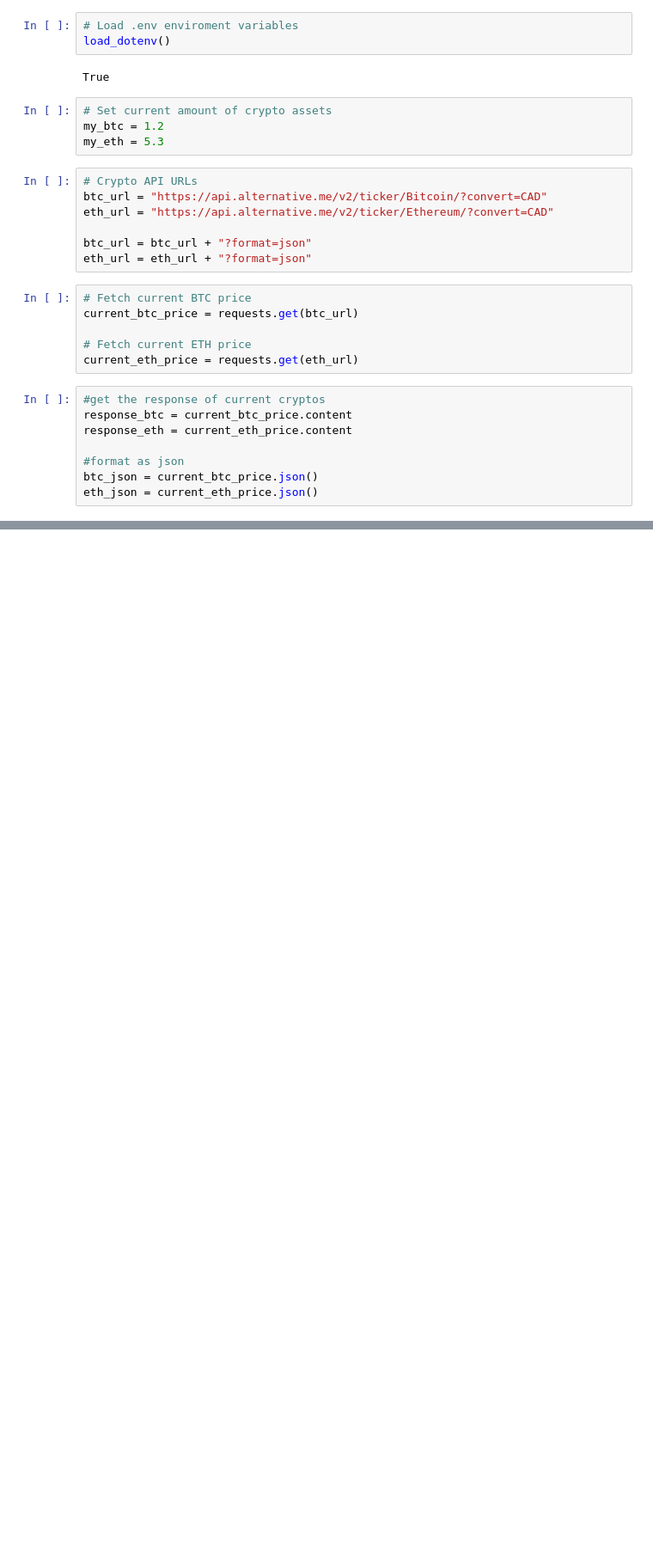
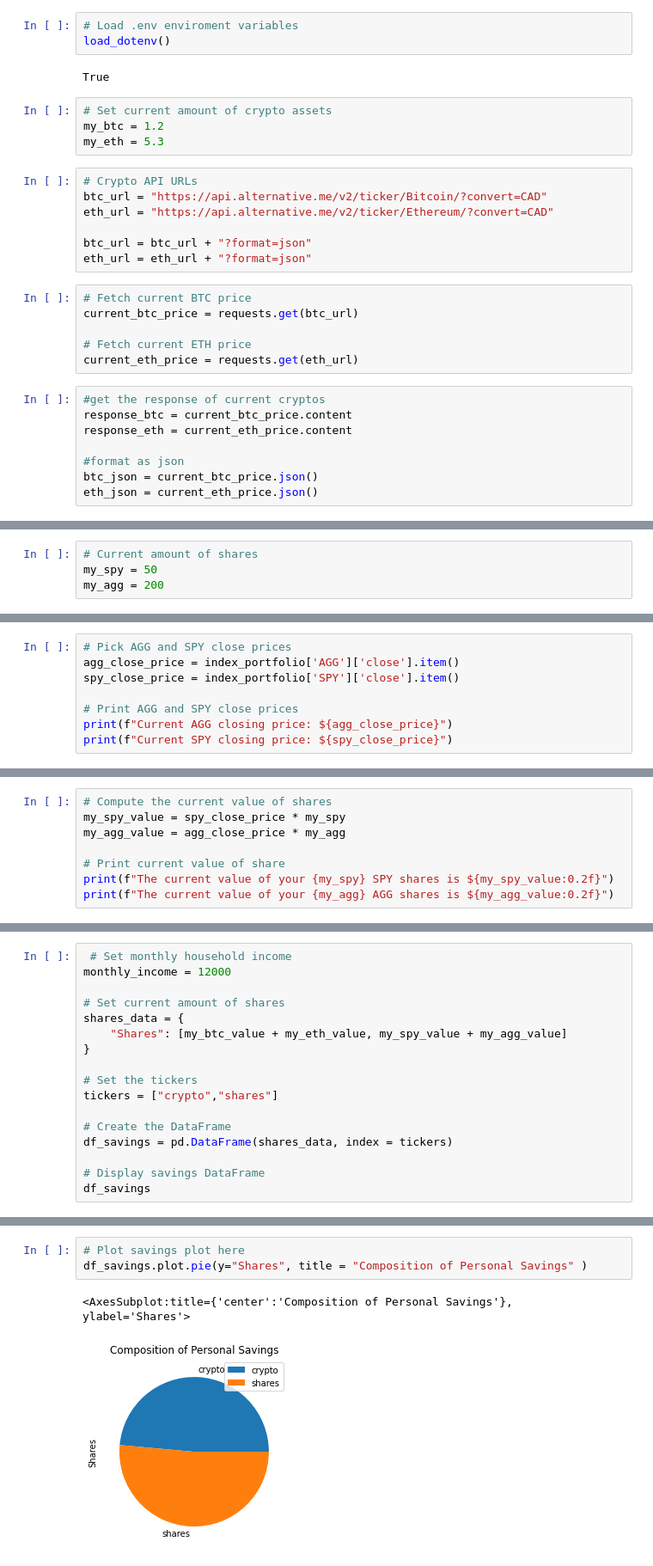
Before and after one commit to palma-javier-1997/Financial-Planner, a Jupyter notebook: Untitled.ipynb, the cells around one changed output, grey strips where cells are left out. Shown: that part at 86% size. Drawn from its saved outputs; the diff is of its cells as text; blank space fills up the shorter version.

```diff
--- a/Untitled.ipynb
+++ b/Untitled.ipynb
@@ -95,0 +102,4 @@ The current value of your 5.3 ETH is $2625.73
+# %%
+# Current amount of shares
+my_spy = 50
+my_agg = 200
@@ -95,0 +141,8 @@ The current value of your 5.3 ETH is $2625.73
+# %%
+# Pick AGG and SPY close prices
+agg_close_price = index_portfolio['AGG']['close'].item()
+spy_close_price = index_portfolio['SPY']['close'].item()
+
+# Print AGG and SPY close prices
+print(f"Current AGG closing price: ${agg_close_price}")
+print(f"Current SPY closing price: ${spy_close_price}")
@@ -95,0 +152,8 @@ The current value of your 5.3 ETH is $2625.73
+# %%
+# Compute the current value of shares
+my_spy_value = spy_close_price * my_spy
+my_agg_value = agg_close_price * my_agg
+
+# Print current value of share
+print(f"The current value of your {my_spy} SPY shares is ${my_spy_value:0.2f}")
+print(f"The current value of your {my_agg} AGG shares is ${my_agg_value:0.2f}")
@@ -95,0 +165,17 @@ The current value of your 5.3 ETH is $2625.73
+# %%
+ # Set monthly household income
+monthly_income = 12000
+
+# Set current amount of shares
+shares_data = {
+    "Shares": [my_btc_value + my_eth_value, my_spy_value + my_agg_value]
+}
+
+# Set the tickers
+tickers = ["crypto","shares"]
+
+# Create the DataFrame
+df_savings = pd.DataFrame(shares_data, index = tickers)
+
+# Display savings DataFrame
+df_savings
@@ -95,0 +186,6 @@ The current value of your 5.3 ETH is $2625.73
+# %%
+# Plot savings plot here
+df_savings.plot.pie(y="Shares", title = "Composition of Personal Savings" )
+# %% [output]
+<AxesSubplot:title={'center':'Composition of Personal Savings'}, ylabel='Shares'>
+[figure, added]
```
Also changed, not shown: parts of 19 cells of this notebook.
